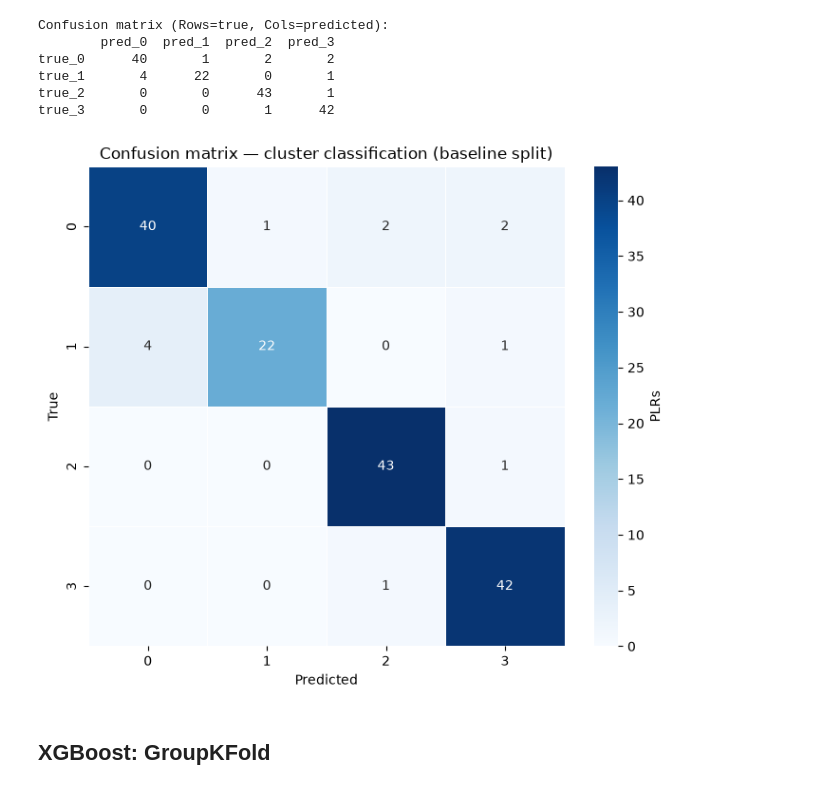
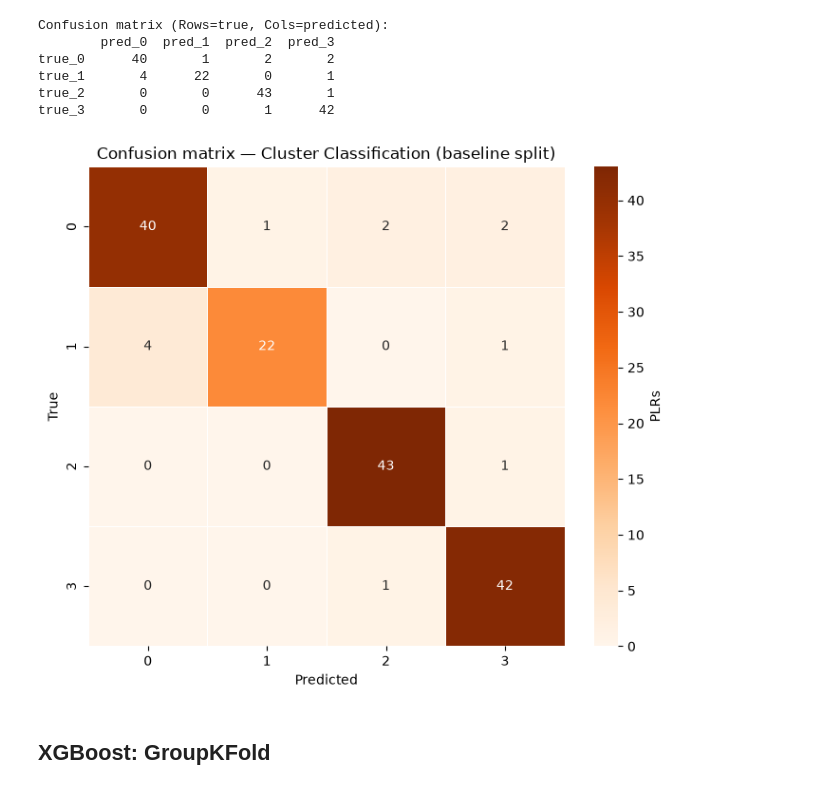
Before and after one commit to mshlg/capstone-kiezkeeper, a Jupyter notebook: notebooks/Module1_clustering/module_1_XGB_clusters.ipynb, the cells around one changed output. Saved outputs shown, nothing was run; the diff lists cells and outputs as text; code cells hidden in the pictures.

```diff
--- a/notebooks/Module1_clustering/module_1_XGB_clusters.ipynb
+++ b/notebooks/Module1_clustering/module_1_XGB_clusters.ipynb
@@ -26,5 +26,8 @@ df.head(2)
 # %%
 #delete irrelevant columns
-df = df.drop(columns = ["cluster_3k", "ms_portion", "ms_binary"])
+# keep id vars + all feature columns (re_ / soc_ / com_)
+id_vars = ["plr_id", "plr_name", "bez","cluster_4k"]
+keep = id_vars + [c for c in df.columns if c.startswith(("re_", "soc_", "com_"))]
+df = df[keep]
 df.head(2)
 # %% [output]
@@ -38,7 +41,7 @@ df.head(2)
 ### Train-Test Split and Imputation
 # %%
 # define features and y
-id_cols   = ["plr_id", "plr_name", "bez", "plr_id_str"]
+id_cols   = ["plr_id", "plr_name", "bez"]
 non_feat  = id_cols + ["cluster_4k"]
 feat_cols = [c for c in df.columns if c not in non_feat]
 
@@ -133,16 +136,16 @@ true_3       0       0       1      42
 # %%
 cm = confusion_matrix(y_test, y_pred)
 
 fig, ax = plt.subplots(figsize=(7, 6))
-sns.heatmap(cm, annot=True, fmt="d", cmap="Blues",
+sns.heatmap(cm, annot=True, fmt="d", cmap="Oranges",
             linewidths=0.5, linecolor="white",
             cbar_kws={"label": "PLRs"}, ax=ax)
 ax.set_xlabel("Predicted")
 ax.set_ylabel("True")
-ax.set_title("Confusion matrix — cluster classification (baseline split)")
+ax.set_title("Confusion matrix — Cluster Classification (baseline split)")
 plt.tight_layout(); plt.show()
 # %% [output]
-[figure, old version]
+[figure, new version]
 # %% [markdown]
 ## XGBoost: GroupKFold
 # %% [markdown]
```
Also changed, not shown: parts of 3 cells of this notebook, 1 other file.
